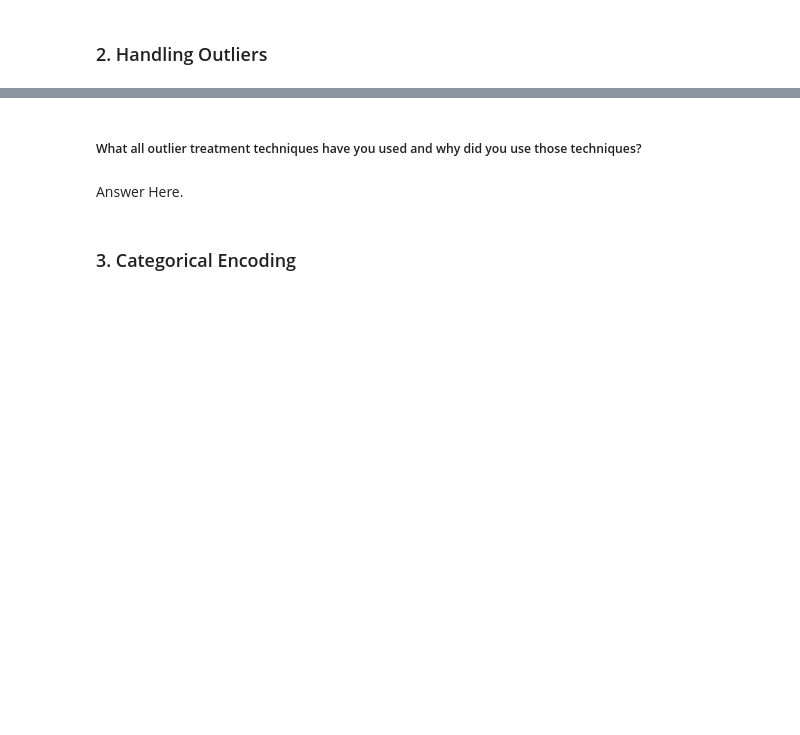
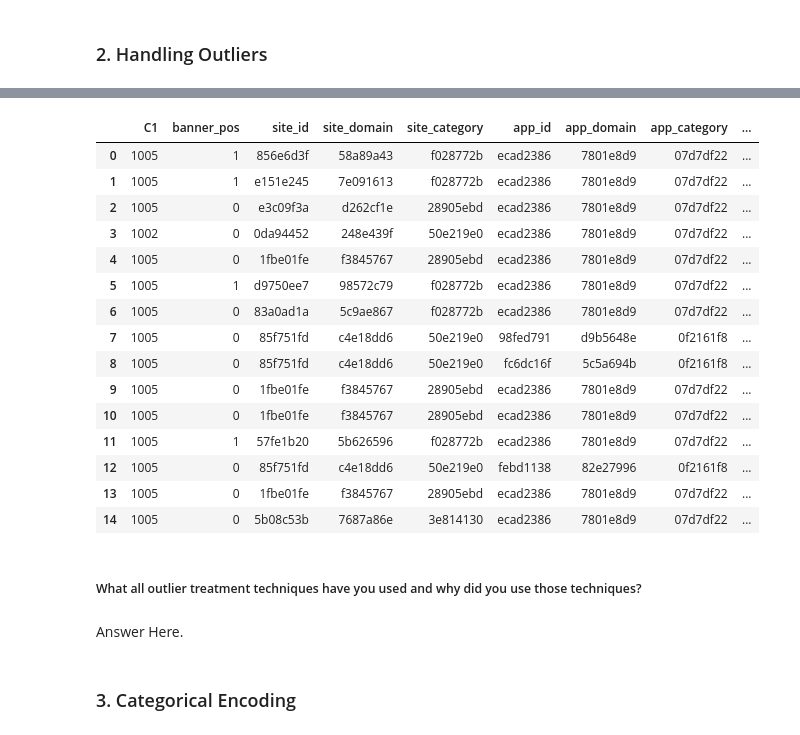
Before and after one commit to Jassibro/CTR-PREDICTION, a Jupyter notebook: Click_Through_Rates_Prediction.ipynb, the cells around one changed output, grey strips where cells are left out. Saved outputs shown, nothing was run; the diff lists cells and outputs as text; code cells hidden in the pictures; blank space fills up the shorter version.

```diff
--- a/Click_Through_Rates_Prediction.ipynb
+++ b/Click_Through_Rates_Prediction.ipynb
@@ -628,0 +738,19 @@ Answer Here.
+# %%
+df.head(15)
+# %% [output]
+|  | C1 | banner_pos | site_id | site_domain | site_category | app_id | app_domain | app_category | ... |
+| 0 | 1005 | 1 | 856e6d3f | 58a89a43 | f028772b | ecad2386 | 7801e8d9 | 07d7df22 | ... |
+| 1 | 1005 | 1 | e151e245 | 7e091613 | f028772b | ecad2386 | 7801e8d9 | 07d7df22 | ... |
+| 2 | 1005 | 0 | e3c09f3a | d262cf1e | 28905ebd | ecad2386 | 7801e8d9 | 07d7df22 | ... |
+| 3 | 1002 | 0 | 0da94452 | 248e439f | 50e219e0 | ecad2386 | 7801e8d9 | 07d7df22 | ... |
+| 4 | 1005 | 0 | 1fbe01fe | f3845767 | 28905ebd | ecad2386 | 7801e8d9 | 07d7df22 | ... |
+| 5 | 1005 | 1 | d9750ee7 | 98572c79 | f028772b | ecad2386 | 7801e8d9 | 07d7df22 | ... |
+| 6 | 1005 | 0 | 83a0ad1a | 5c9ae867 | f028772b | ecad2386 | 7801e8d9 | 07d7df22 | ... |
+| 7 | 1005 | 0 | 85f751fd | c4e18dd6 | 50e219e0 | 98fed791 | d9b5648e | 0f2161f8 | ... |
+| 8 | 1005 | 0 | 85f751fd | c4e18dd6 | 50e219e0 | fc6dc16f | 5c5a694b | 0f2161f8 | ... |
+| 9 | 1005 | 0 | 1fbe01fe | f3845767 | 28905ebd | ecad2386 | 7801e8d9 | 07d7df22 | ... |
+| 10 | 1005 | 0 | 1fbe01fe | f3845767 | 28905ebd | ecad2386 | 7801e8d9 | 07d7df22 | ... |
+| 11 | 1005 | 1 | 57fe1b20 | 5b626596 | f028772b | ecad2386 | 7801e8d9 | 07d7df22 | ... |
+| 12 | 1005 | 0 | 85f751fd | c4e18dd6 | 50e219e0 | febd1138 | 82e27996 | 0f2161f8 | ... |
+| 13 | 1005 | 0 | 1fbe01fe | f3845767 | 28905ebd | ecad2386 | 7801e8d9 | 07d7df22 | ... |
+| 14 | 1005 | 0 | 5b08c53b | 7687a86e | 3e814130 | ecad2386 | 7801e8d9 | 07d7df22 | ... |
```
Also changed, not shown: parts of 118 cells of this notebook.
